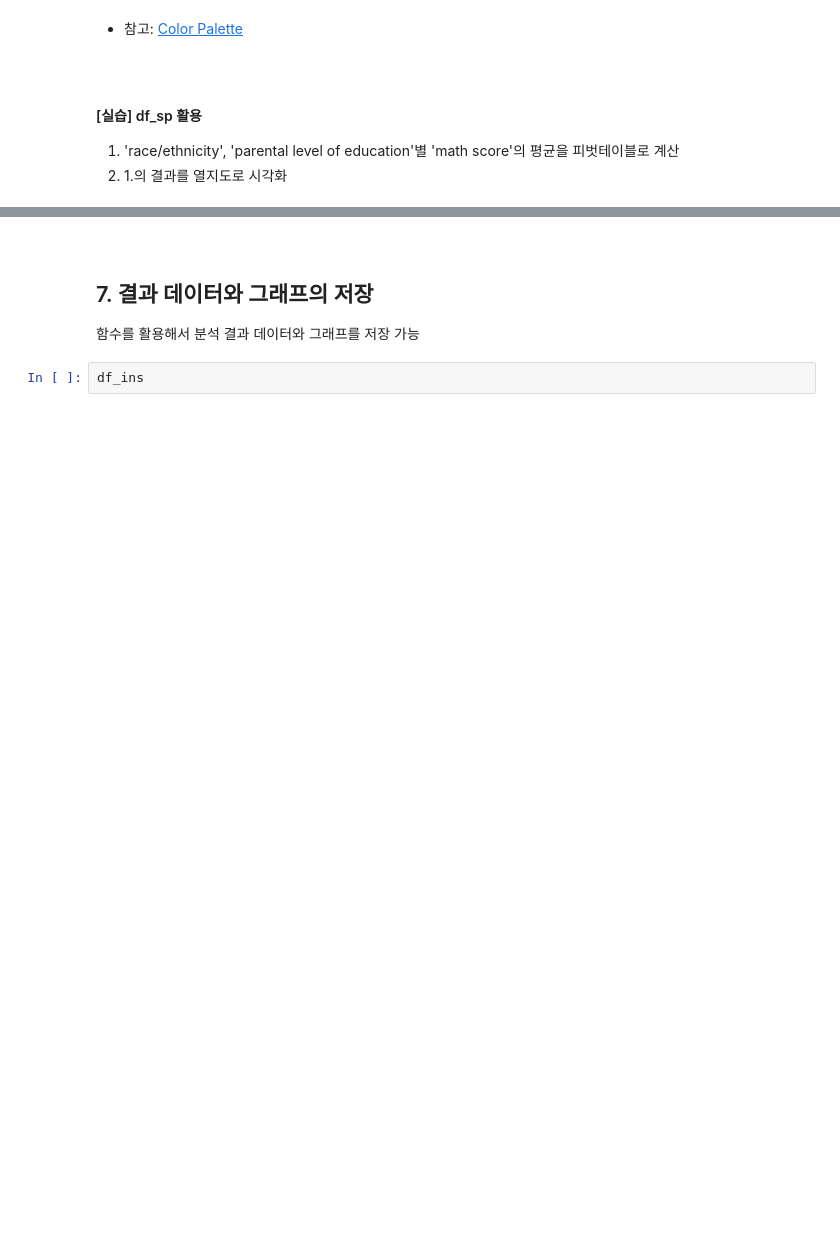
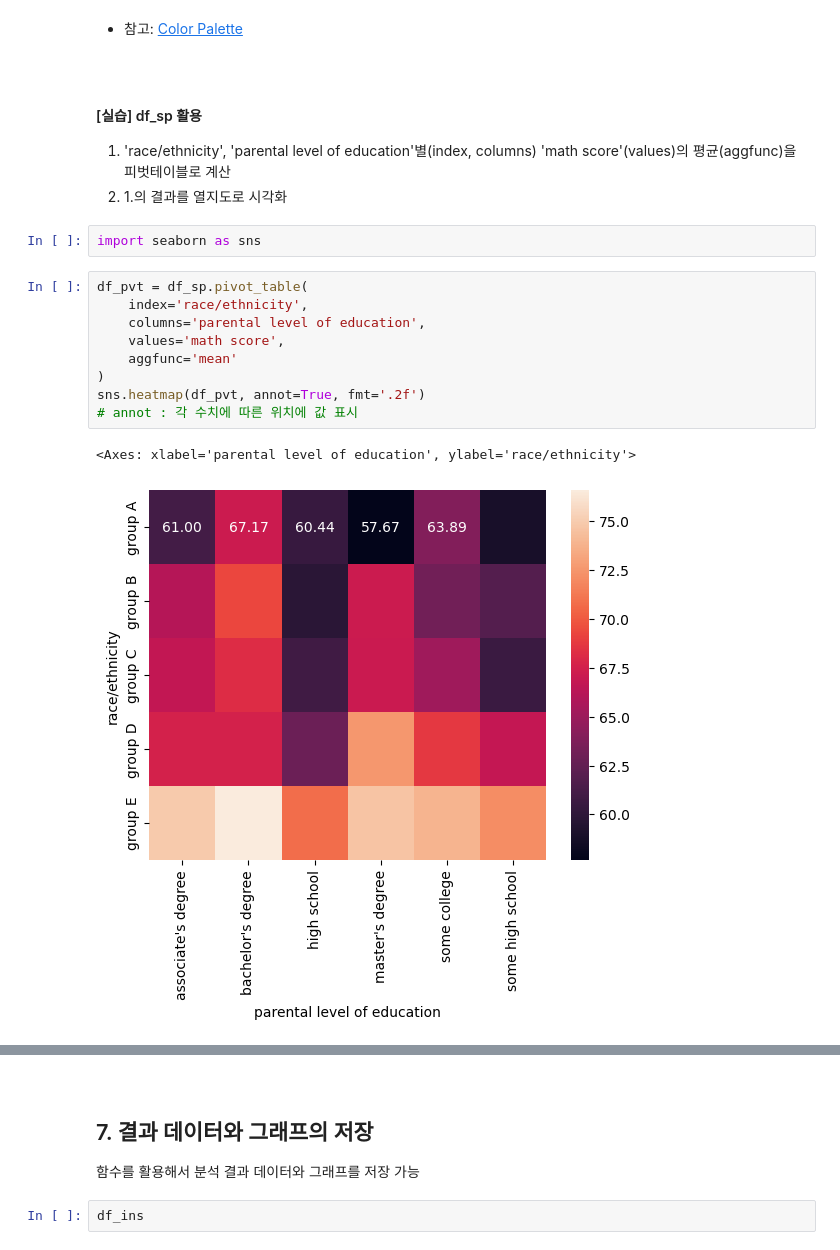
Before and after one commit to tmdwns29/ABC-_-, a Jupyter notebook: 06_데이터 집계와 시각화.ipynb, the cells around one changed output, grey strips where cells are left out. Saved outputs shown, nothing was run; the diff lists cells and outputs as text; blank space fills up the shorter version.

```diff
--- a/06_데이터 집계와 시각화.ipynb
+++ b/06_데이터 집계와 시각화.ipynb
@@ -795,8 +670,22 @@ sns.heatmap(agg2_wide, cmap='Blues', annot=True, fmt='.2f')
 
 #### [실습] df_sp 활용
 
-1. 'race/ethnicity', 'parental level of education'별 'math score'의 평균을 피벗테이블로 계산
+1. 'race/ethnicity', 'parental level of education'별(index, columns) 'math score'(values)의 평균(aggfunc)을 피벗테이블로 계산
 2. 1.의 결과를 열지도로 시각화
+# %%
+import seaborn as sns
+# %%
+df_pvt = df_sp.pivot_table(
+    index='race/ethnicity',
+    columns='parental level of education',
+    values='math score',
+    aggfunc='mean'
+)
+sns.heatmap(df_pvt, annot=True, fmt='.2f')
+# annot : 각 수치에 따른 위치에 값 표시
+# %% [output]
+<Axes: xlabel='parental level of education', ylabel='race/ethnicity'>
+[figure, added]
 # %%
 df_sp
 
```
Also changed, not shown: parts of 60 cells of this notebook, 1 other file.
